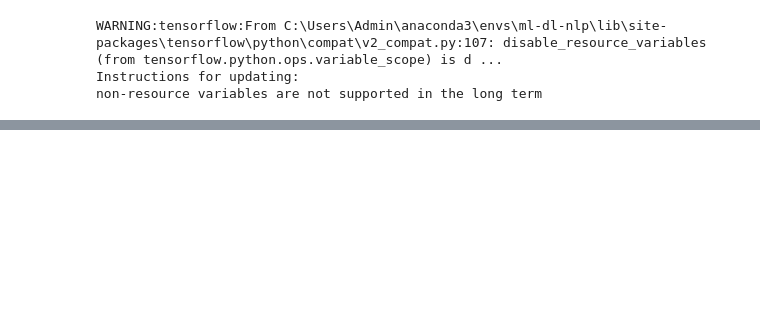
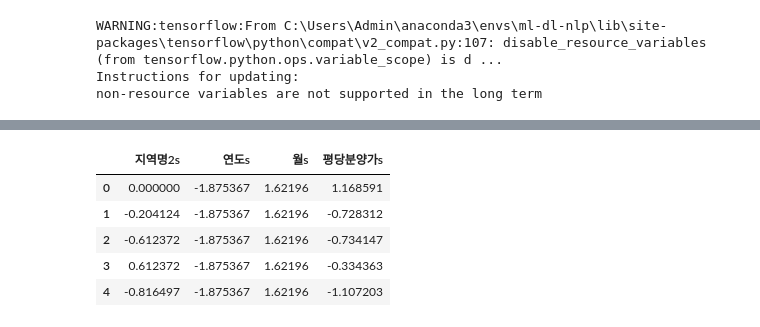
Before and after one commit to jsa3338/AI-X, a Jupyter notebook: source/05_DeepLearning/연습문제(라벨인코딩, 스케일조정).ipynb, the cells around one changed output, grey strips where cells are left out. Drawn from its saved outputs; the diff is of its cells as text; code cells hidden in the pictures; blank space fills up the shorter version.

```diff
--- a/source/05_DeepLearning/연습문제(라벨인코딩, 스케일조정).ipynb
+++ b/source/05_DeepLearning/연습문제(라벨인코딩, 스케일조정).ipynb
@@ -144,0 +199,6 @@ for step in range(30001):
+# %%
+# 표준화
+scaler_X = StandardScaler()
+scaler_y = StandardScaler()
+scaled_X_data = scaler_X.fit_transform(X_data)
+scaled_y_data = scaler_y.fit_transform(y_data)
@@ -144,0 +222,13 @@ for step in range(30001):
+# %%
+df_s = pd.DataFrame({'지역명2s' : [x[0] for x in scaled_X_data],
+                    '연도s' : [x[1] for x in scaled_X_data],
+                    '월s' : [x[2] for x in scaled_X_data],
+                    '평당분양가s' : [y[0] for y in scaled_y_data]})
+df_s.head()
+# %% [output]
+|  | 지역명2s | 연도s | 월s | 평당분양가s |
+| 0 | 0.000000 | -1.875367 | 1.62196 | 1.168591 |
+| 1 | -0.204124 | -1.875367 | 1.62196 | -0.728312 |
+| 2 | -0.612372 | -1.875367 | 1.62196 | -0.734147 |
+| 3 | 0.612372 | -1.875367 | 1.62196 | -0.334363 |
+| 4 | -0.816497 | -1.875367 | 1.62196 | -1.107203 |
```
Also changed, not shown: parts of 18 cells of this notebook, 23 other files.
